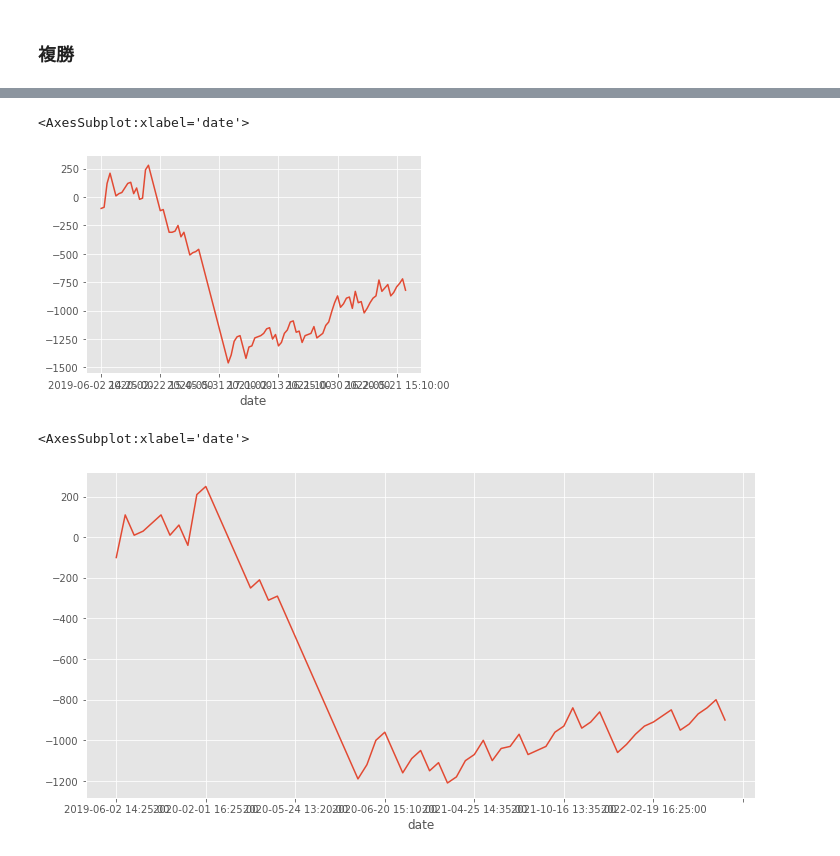
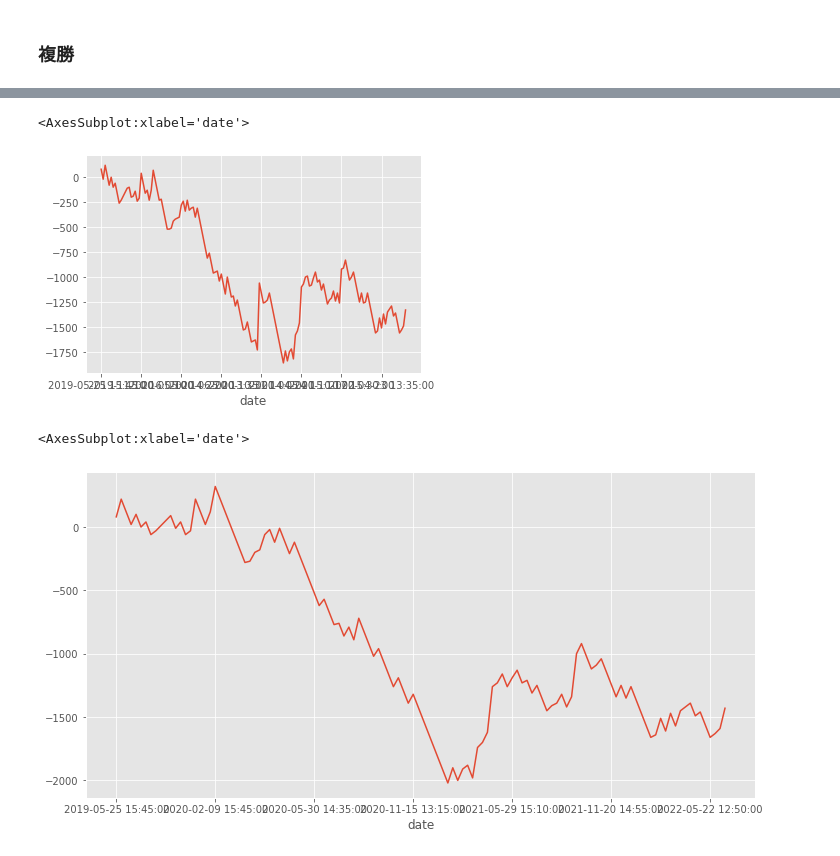
Before and after one commit to abeken22M2/race-predict, a Jupyter notebook: evaluate_prediction.ipynb, the cells around one changed output, grey strips where cells are left out. Saved outputs shown, nothing was run; the diff lists cells and outputs as text; code cells hidden in the pictures.

```diff
--- a/evaluate_prediction.ipynb
+++ b/evaluate_prediction.ipynb
@@ -236,14 +236,14 @@ simple.plot(figsize=(12, 6))
 # %%
 # blendの予測値を含める
-simple = race_result.loc[(race_result["blend"]>60), 'hukusyo_return'].cumsum()
+simple = race_result.loc[(race_result["blend"]>50), 'hukusyo_return'].cumsum()
 simple.plot()
 # %% [output]
 <AxesSubplot:xlabel='date'>
-[figure, old version]
+[figure, new version]
 # %%
 # オッズがある範囲のとき
-simple = race_result.loc[((race_result["odds"]>2) & (race_result["odds"]<20) & (race_result["blend"]>62)), 'hukusyo_return'].cumsum()
+simple = race_result.loc[((race_result["odds"]>2) & (race_result["odds"]<20) & (race_result["blend"]>50)), 'hukusyo_return'].cumsum()
 simple.plot(figsize=(12, 6))
 # %% [output]
 <AxesSubplot:xlabel='date'>
-[figure, old version]
+[figure, new version]
```
Also changed, not shown: parts of 15 cells of this notebook, 4 other files.
